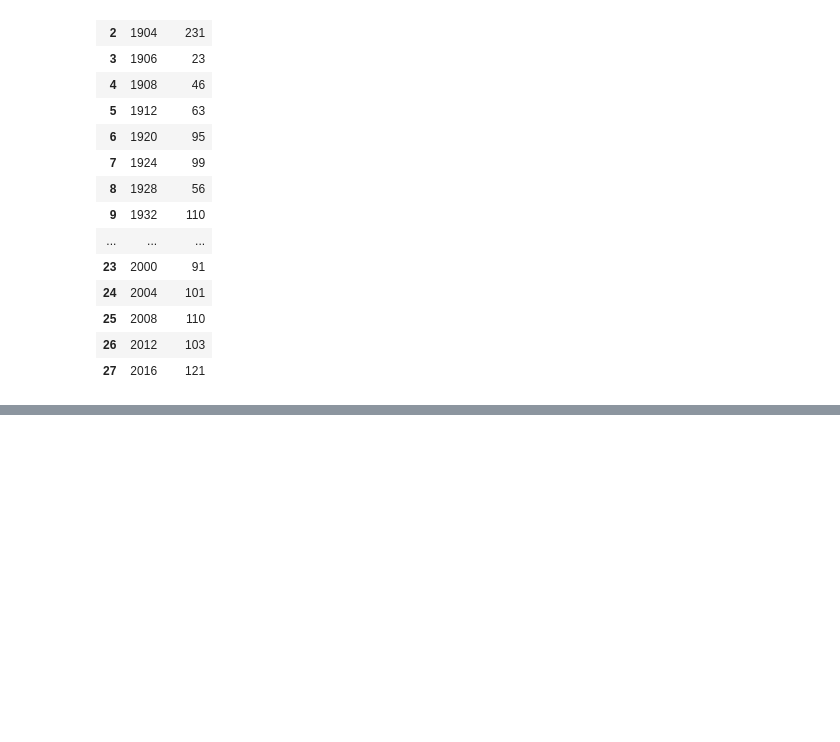
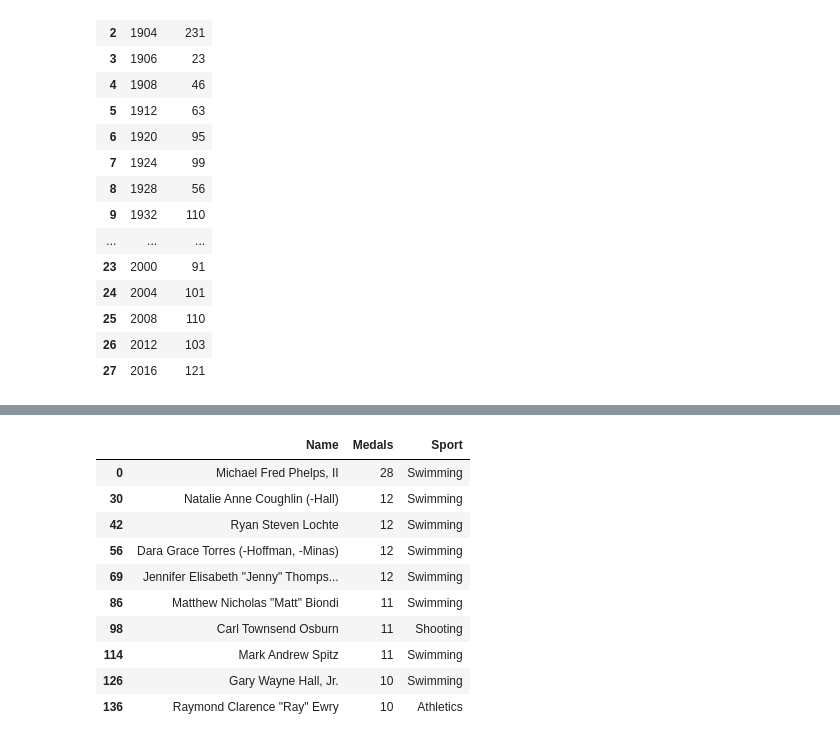
Before and after one commit to NITHINKUMARTK/olympics-data-analysis, a Jupyter notebook: analysis.ipynb, the cells around one changed output, grey strips where cells are left out. Saved outputs shown, nothing was run; the diff lists cells and outputs as text; code cells hidden in the pictures; blank space fills up the shorter version.

```diff
--- a/analysis.ipynb
+++ b/analysis.ipynb
@@ -572,4 +559,16 @@ def top_10_athelete(df,country):
     x.rename(columns={'count':'Medals'},inplace= True)
     return x
 # %%
-top
+top_10_athelete(df,'USA')
+# %% [output]
+|  | Name | Medals | Sport |
+| 0 | Michael Fred Phelps, II | 28 | Swimming |
+| 30 | Natalie Anne Coughlin (-Hall) | 12 | Swimming |
+| 42 | Ryan Steven Lochte | 12 | Swimming |
+| 56 | Dara Grace Torres (-Hoffman, -Minas) | 12 | Swimming |
+| 69 | Jennifer Elisabeth "Jenny" Thomps... | 12 | Swimming |
+| 86 | Matthew Nicholas "Matt" Biondi | 11 | Swimming |
+| 98 | Carl Townsend Osburn | 11 | Shooting |
+| 114 | Mark Andrew Spitz | 11 | Swimming |
+| 126 | Gary Wayne Hall, Jr. | 10 | Swimming |
+| 136 | Raymond Clarence "Ray" Ewry | 10 | Athletics |
```
Also changed, not shown: parts of 6 cells of this notebook.
